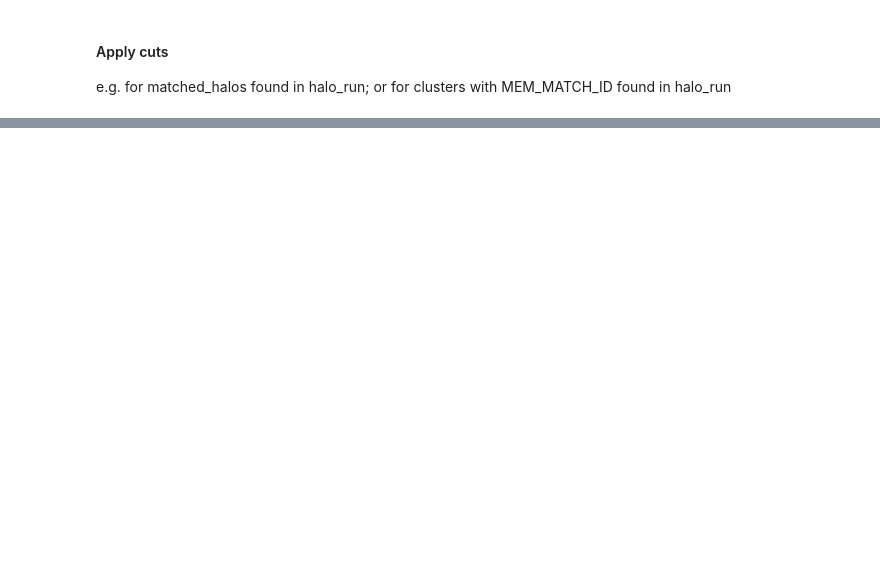
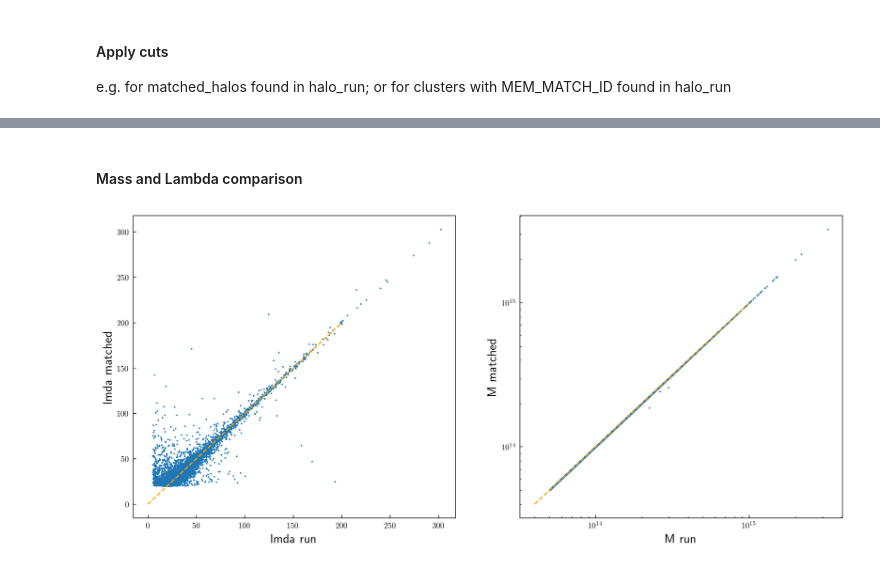
Before and after one commit to zzbenjamin94/des_y1_triaxiality, a Jupyter notebook: repo/halo_cluster_matching/halo_run_comparison.ipynb, the cells around one changed output, grey strips where cells are left out. Drawn from its saved outputs; the diff is of its cells as text; code cells hidden in the pictures; blank space fills up the shorter version.

```diff
--- a/repo/halo_cluster_matching/halo_run_comparison.ipynb
+++ b/repo/halo_cluster_matching/halo_run_comparison.ipynb
@@ -120,0 +139,6 @@ d_cmvr_halocut = np.sqrt(2*halos_matched_comvr_halocut**2. * (1-cos_theta_halocu
+# %%
+halos_matched_bool = np.isin(redM_halos_mcut.halos_ID, hrun_data_mcut.HALOID)
+halocut = np.where(halos_matched_bool == True)[0]
+redM_halos_halocut = redM_halos_mcut[halocut]
+print "Before halocut but after mass cut number of halos in redM_halos is ", len(redM_halos_mcut)
+print "After halocut number of halos in redM_halos is ", len(redM_halos_halocut)
@@ -120,0 +209,26 @@ d_cmvr_halocut = np.sqrt(2*halos_matched_comvr_halocut**2. * (1-cos_theta_halocu
+# %% [markdown]
+#### Mass and Lambda comparison
+# %%
+#np.random.shuffle(M_hrun)
+#print M_hrun[0:10]
+#print len(M_hrun), len(M_matched)
+
+#Plotting
+x_lmda = np.linspace(0,200,1000)
+x_mass = np.linspace(4e13, 1e15, 1000)
+fig, ax = plt.subplots(1,2, figsize = (16,7))
+ax[0].scatter(hrun_data_halocut.LAMBDA_CHISQ, redM_halos_halocut.redM_lmda, s=1)
+ax[0].plot(x_lmda, x_lmda, linestyle='--',color='orange')
+ax[1].scatter(hrun_data_halocut.M200, redM_halos_halocut.halos_Mvir, s=1)
+ax[1].plot(x_mass, x_mass, linestyle='--', color='orange')
+
+ax[0].set_xlabel('lmda run', fontsize=16)
+ax[0].set_ylabel('lmda matched', fontsize=16)
+
+ax[1].set_xlabel('M run', fontsize=16)
+ax[1].set_ylabel('M matched', fontsize=16)
+ax[1].set_yscale('log'); ax[1].set_xscale('log')
+
+plt.show()
+# %% [output]
+[figure, added]
```
Also changed, not shown: parts of 36 cells of this notebook.
